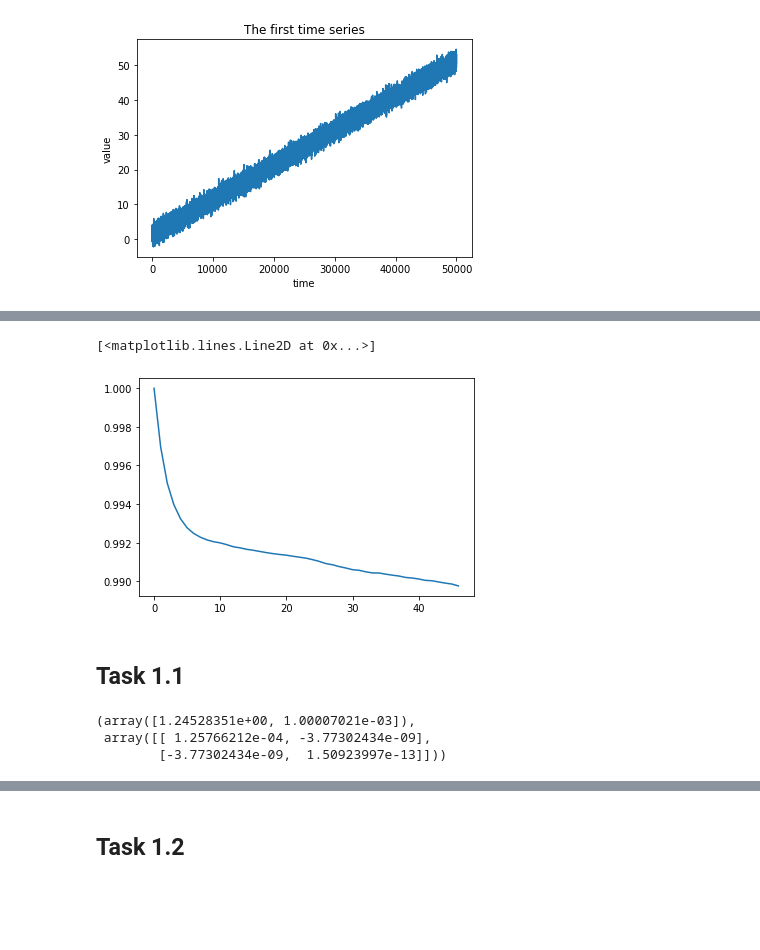
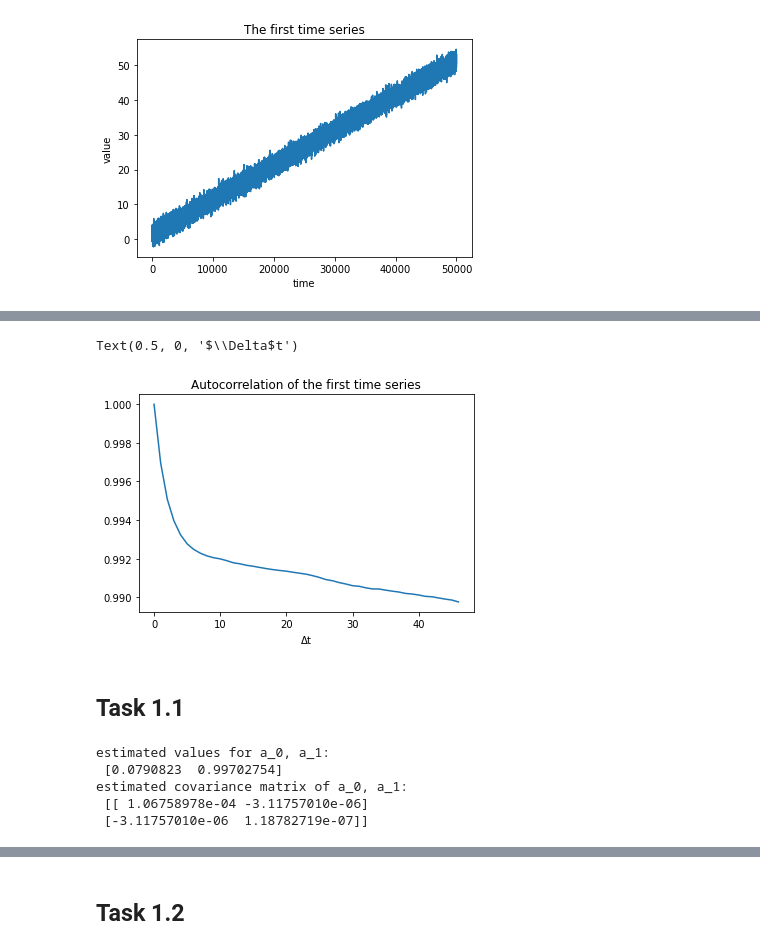
Before and after one commit to Paulemaule/TSA-RSA-exercises, a Jupyter notebook: Exercise2/Exercise2.ipynb, the cells around one changed output, grey strips where cells are left out. Drawn from its saved outputs; the diff is of its cells as text; code cells hidden in the pictures; blank space fills up the shorter version.

```diff
--- a/Exercise2/Exercise2.ipynb
+++ b/Exercise2/Exercise2.ipynb
@@ -19,8 +26,10 @@ Text(0, 0.5, 'value')
 # %%
 plt.plot(acf(data))
+plt.title('Autocorrelation of the first time series')
+plt.xlabel('$\Delta$t')
 # %% [output]
-[<matplotlib.lines.Line2D at 0x...>]
+Text(0.5, 0, '$\\Delta$t')
-[figure, old version]
+[figure, new version]
 # %% [markdown]
 ## Task 1.1
 # %%
@@ -54,6 +55,11 @@ def AR(a, time_series, N):
 # %%
-regress(data)
+popt, pcov = estimate_a(data)
+
+print('estimated values for a_0, a_1: \n', popt)
+print('estimated covariance matrix of a_0, a_1: \n', pcov)
 # %% [output]
-(array([1.24528351e+00, 1.00007021e-03]),
- array([[ 1.25766212e-04, -3.77302434e-09],
-        [-3.77302434e-09,  1.50923997e-13]]))
+estimated values for a_0, a_1:
+ [0.0790823  0.99702754]
+estimated covariance matrix of a_0, a_1:
+ [[ 1.06758978e-04 -3.11757010e-06]
+ [-3.11757010e-06  1.18782719e-07]]
```
Also changed, not shown: parts of 28 cells of this notebook.
